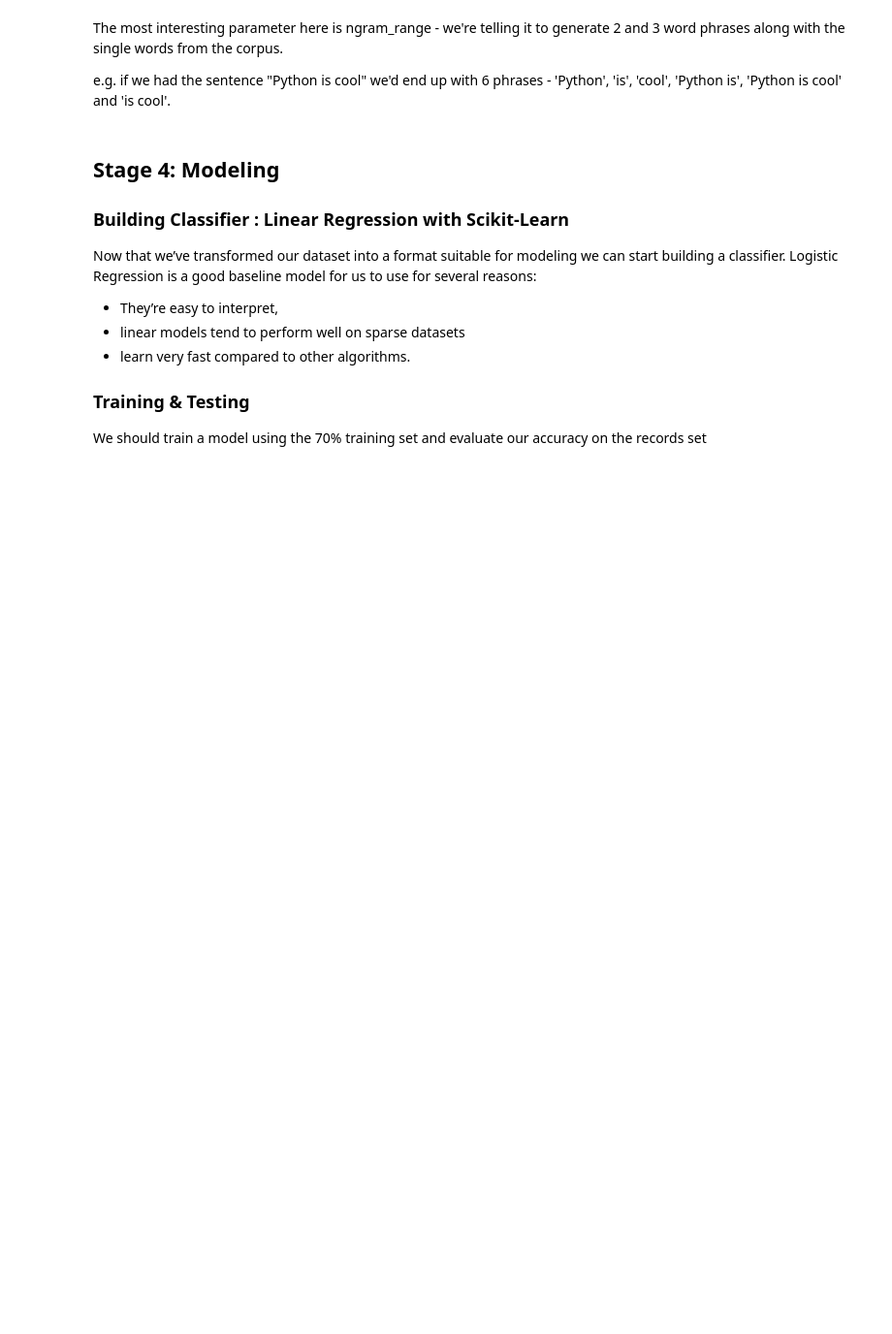
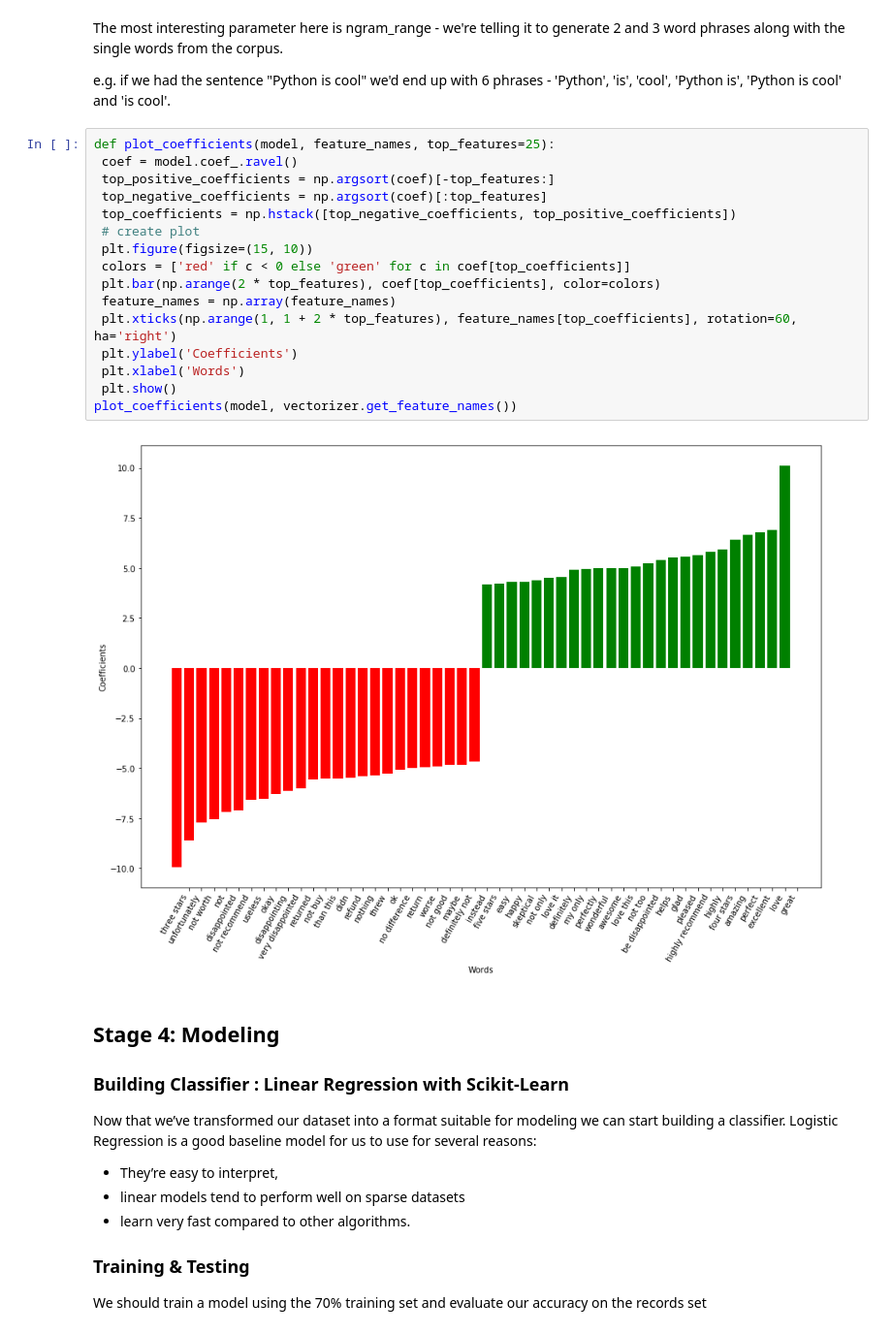
Before and after one commit to PramodaMajhi/sentiment-analysis, a Jupyter notebook: SentimentAnalysis-classical.ipynb, the cells around one changed output. Shown at 97% size. Saved outputs shown, nothing was run; the diff lists cells and outputs as text; blank space fills up the shorter version.

Commit message:
Added words feature visual

```diff
--- a/SentimentAnalysis-classical.ipynb
+++ b/SentimentAnalysis-classical.ipynb
@@ -100,6 +106,24 @@ y_test shape: (103907,)
 The most interesting parameter here is ngram_range - we're telling it to generate 2 and 3 word phrases along with the single words from the corpus.
 
 e.g. if we had the sentence "Python is cool" we'd end up with 6 phrases - 'Python', 'is', 'cool', 'Python is', 'Python is cool' and 'is cool'.
+# %%
+def plot_coefficients(model, feature_names, top_features=25):
+ coef = model.coef_.ravel()
+ top_positive_coefficients = np.argsort(coef)[-top_features:]
+ top_negative_coefficients = np.argsort(coef)[:top_features]
+ top_coefficients = np.hstack([top_negative_coefficients, top_positive_coefficients])
+ # create plot
+ plt.figure(figsize=(15, 10))
+ colors = ['red' if c < 0 else 'green' for c in coef[top_coefficients]]
+ plt.bar(np.arange(2 * top_features), coef[top_coefficients], color=colors)
+ feature_names = np.array(feature_names)
+ plt.xticks(np.arange(1, 1 + 2 * top_features), feature_names[top_coefficients], rotation=60, ha='right')
+ plt.ylabel('Coefficients')
+ plt.xlabel('Words')
+ plt.show()
+plot_coefficients(model, vectorizer.get_feature_names())
+# %% [output]
+[figure, added]
 # %% [markdown]
 ## Stage 4: Modeling
 
```
Also changed, not shown: parts of 16 cells of this notebook, 2 other files.
